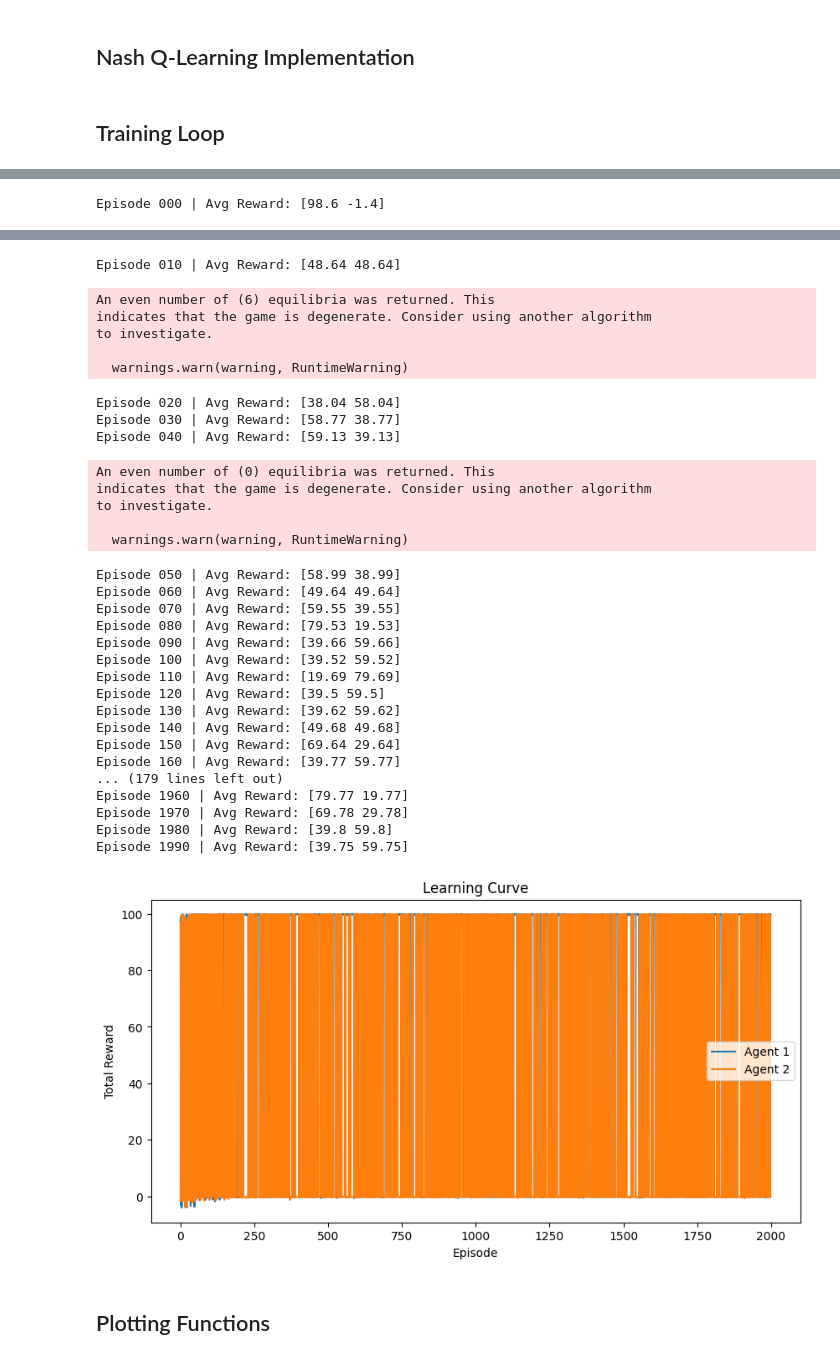
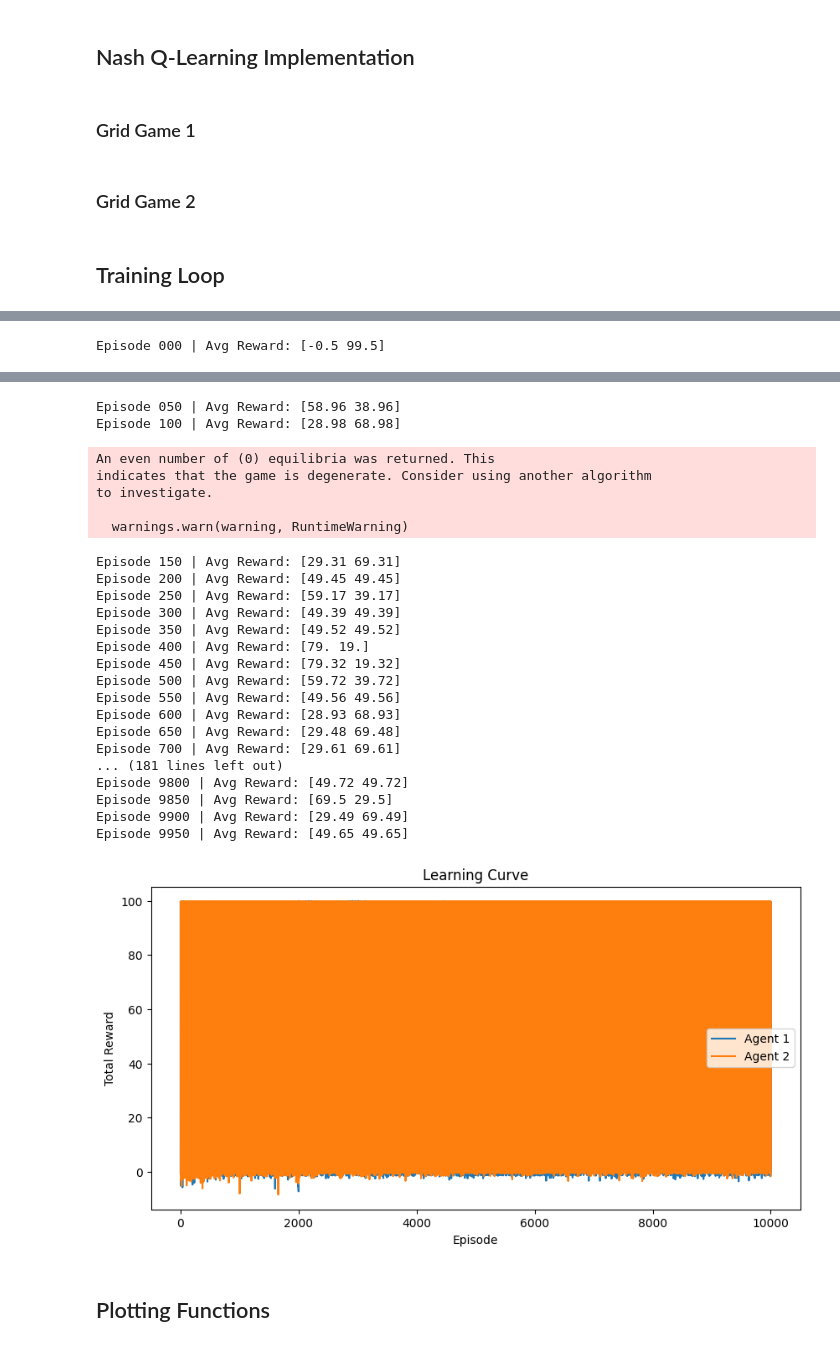
Before and after one commit to valeriacerciello/uzh-masters-project, a Jupyter notebook: Nash-Q-Learning.ipynb, the cells around one changed output, grey strips where cells are left out. Drawn from its saved outputs; the diff is of its cells as text; code cells hidden in the pictures.

```diff
--- a/Nash-Q-Learning.ipynb
+++ b/Nash-Q-Learning.ipynb
@@ -381,3 +381,5 @@ plot_env_state(env)
 [figure]
 # %% [markdown]
 ## Nash Q-Learning Implementation
+# %% [markdown]
+### Grid Game 1
@@ -384,3 +448,5 @@ plot_env_state(env)
+# %% [markdown]
+### Grid Game 2
 # %%
 import numpy as np
 from nashpy import Game  # For Nash equilibrium computation
@@ -424,13 +490,25 @@ class NashQLearner:
 
         # Compute Nash Q-values for next state
         s_next = (next_state["agent1"][0], next_state["agent1"][1], next_state["agent2"][0], next_state["agent2"][1])
+
         game_next = Game(self.Q1[s_next], self.Q2[s_next])
         equilibria_next = list(game_next.support_enumeration())
         if len(equilibria_next) == 0:
             nash_q1 = 0
             nash_q2 = 0
         else:
-            pi1_next, pi2_next = equilibria_next[0]
+            # Sort equilibria by agent 1's payoff (descending)
+            equilibria_next = sorted(
+                equilibria_next,
+                key=lambda eq: np.sum(eq[0] * self.Q1[s_next] @ eq[1].T),
+                reverse=True
+            )
+            if len(equilibria_next) >= 2:
+                pi1_next, pi2_next = equilibria_next[1]  # Second-highest payoff
+            else:
+                pi1_next, pi2_next = equilibria_next[0]
+
+
             # Computing Nash Q values of the product of the strategies π_1(a_1)...π_n(a_n) multiplied by Q_i^t(s', a_1, ..., a_n).
             nash_q1 = np.sum(pi1_next * np.sum(pi2_next * self.Q1[s_next], axis=-1))
             nash_q2 = np.sum(pi1_next * np.sum(pi2_next * self.Q2[s_next], axis=-1))
@@ -454,10 +532,10 @@ class NashQLearner:
 ## Training Loop
 # %%
 env = GridGame2()
-agent = NashQLearner(env, alpha=0.1, gamma=0.99, epsilon=0.5)
+agent = NashQLearner(env, alpha=0.2, gamma=0.99, epsilon=0.5)
 all_episode_rewards = []
 epsilon_decay = []
-n_episodes = 2000
+n_episodes = 10000
 for episode in range(n_episodes):
     state = env.reset()
     done = False
@@ -473,10 +551,11 @@ for episode in range(n_episodes):
 
 
     all_episode_rewards.append(total_reward)
-    agent.epsilon *= 0.99
+    agent.epsilon *= 0.999
+    agent.alpha *= 0.999
     epsilon_decay.append(agent.epsilon)
 
-    if episode % 10 == 0:
+    if episode % 50 == 0:
 
         print(f"Episode {episode:03d} | Avg Reward: {np.mean(all_episode_rewards[-10:], axis=0)}")
 
@@ -496 +570 @@ to investigate.
-Episode 000 | Avg Reward: [98.6 -1.4]
+Episode 000 | Avg Reward: [-0.5 99.5]
@@ -510,39 +584,32 @@ indicates that the game is degenerate. Consider using another algorithm
 indicates that the game is degenerate. Consider using another algorithm
 to investigate.
 
   warnings.warn(warning, RuntimeWarning)
-Episode 010 | Avg Reward: [48.64 48.64]
+Episode 050 | Avg Reward: [58.96 38.96]
+Episode 100 | Avg Reward: [28.98 68.98]
-An even number of (6) equilibria was returned. This
+An even number of (0) equilibria was returned. This
 indicates that the game is degenerate. Consider using another algorithm
 to investigate.
 
   warnings.warn(warning, RuntimeWarning)
-Episode 020 | Avg Reward: [38.04 58.04]
-Episode 030 | Avg Reward: [58.77 38.77]
-Episode 040 | Avg Reward: [59.13 39.13]
+Episode 150 | Avg Reward: [29.31 69.31]
+Episode 200 | Avg Reward: [49.45 49.45]
+Episode 250 | Avg Reward: [59.17 39.17]
+Episode 300 | Avg Reward: [49.39 49.39]
+Episode 350 | Avg Reward: [49.52 49.52]
+Episode 400 | Avg Reward: [79. 19.]
+Episode 450 | Avg Reward: [79.32 19.32]
+Episode 500 | Avg Reward: [59.72 39.72]
+Episode 550 | Avg Reward: [49.56 49.56]
+Episode 600 | Avg Reward: [28.93 68.93]
+Episode 650 | Avg Reward: [29.48 69.48]
+Episode 700 | Avg Reward: [29.61 69.61]
+... (181 lines left out)
+Episode 9800 | Avg Reward: [49.72 49.72]
+Episode 9850 | Avg Reward: [69.5 29.5]
+Episode 9900 | Avg Reward: [29.49 69.49]
+Episode 9950 | Avg Reward: [49.65 49.65]
-An even number of (0) equilibria was returned. This
-indicates that the game is degenerate. Consider using another algorithm
-to investigate.
-
-  warnings.warn(warning, RuntimeWarning)
-Episode 050 | Avg Reward: [58.99 38.99]
-Episode 060 | Avg Reward: [49.64 49.64]
-Episode 070 | Avg Reward: [59.55 39.55]
-Episode 080 | Avg Reward: [79.53 19.53]
-Episode 090 | Avg Reward: [39.66 59.66]
-Episode 100 | Avg Reward: [39.52 59.52]
-Episode 110 | Avg Reward: [19.69 79.69]
-Episode 120 | Avg Reward: [39.5 59.5]
-Episode 130 | Avg Reward: [39.62 59.62]
-Episode 140 | Avg Reward: [49.68 49.68]
-Episode 150 | Avg Reward: [69.64 29.64]
-Episode 160 | Avg Reward: [39.77 59.77]
-... (179 lines left out)
-Episode 1960 | Avg Reward: [79.77 19.77]
-Episode 1970 | Avg Reward: [69.78 29.78]
-Episode 1980 | Avg Reward: [39.8 59.8]
-Episode 1990 | Avg Reward: [39.75 59.75]
-[figure, old version]
+[figure, new version]
 # %% [markdown]
 ## Plotting Functions
 # %%
```
Also changed, not shown: parts of 4 cells of this notebook.
